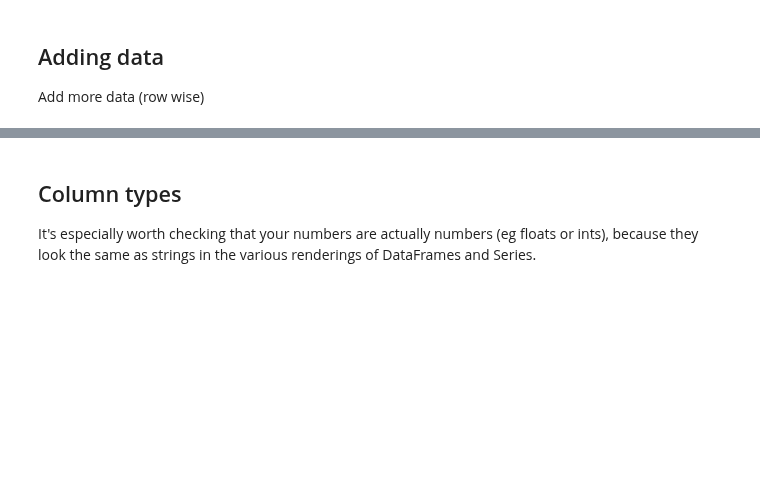
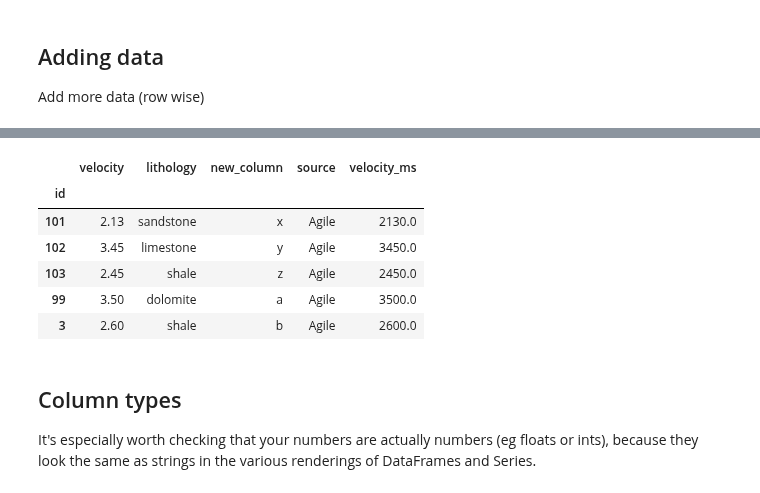
Before and after one commit to agilescientific/geocomputing, a Jupyter notebook: prod/Intro_to_pandas.ipynb, the cells around one changed output, grey strips where cells are left out. Saved outputs shown, nothing was run; the diff lists cells and outputs as text; code cells hidden in the pictures; blank space fills up the shorter version.

```diff
--- a/prod/Intro_to_pandas.ipynb
+++ b/prod/Intro_to_pandas.ipynb
@@ -75,3 +117,15 @@ df
+# %%
+df['source'] = 'Agile'
+df['velocity_ms'] = df['velocity'] * 1000
+df
+# %% [output]
+|  | velocity | lithology | new_column | source | velocity_ms |
+| id |  |  |  |  |  |
+| 101 | 2.13 | sandstone | x | Agile | 2130.0 |
+| 102 | 3.45 | limestone | y | Agile | 3450.0 |
+| 103 | 2.45 | shale | z | Agile | 2450.0 |
+| 99 | 3.50 | dolomite | a | Agile | 3500.0 |
+| 3 | 2.60 | shale | b | Agile | 2600.0 |
 # %% [markdown]
 ## Column types
 
```
Also changed, not shown: parts of 20 cells of this notebook.
